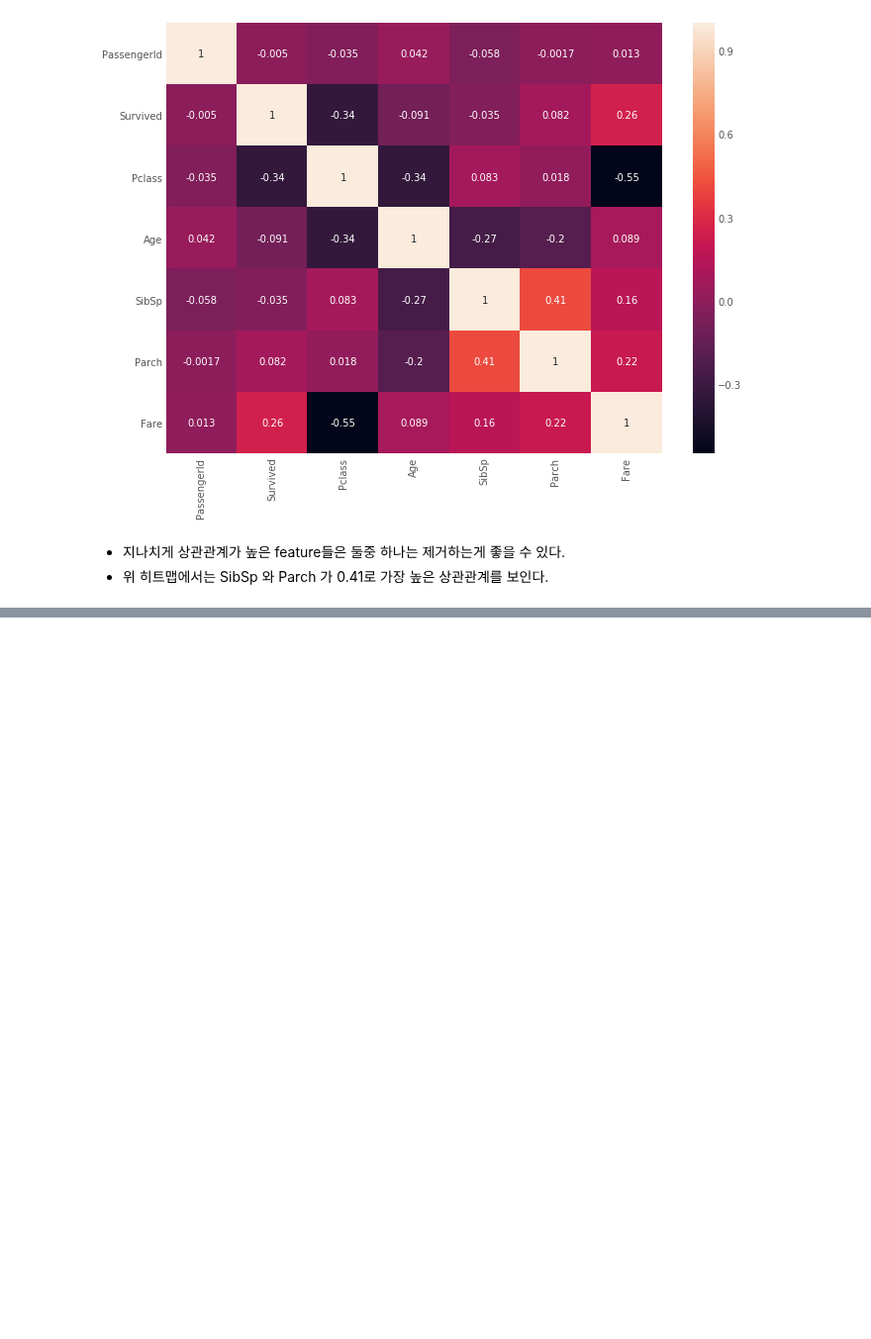
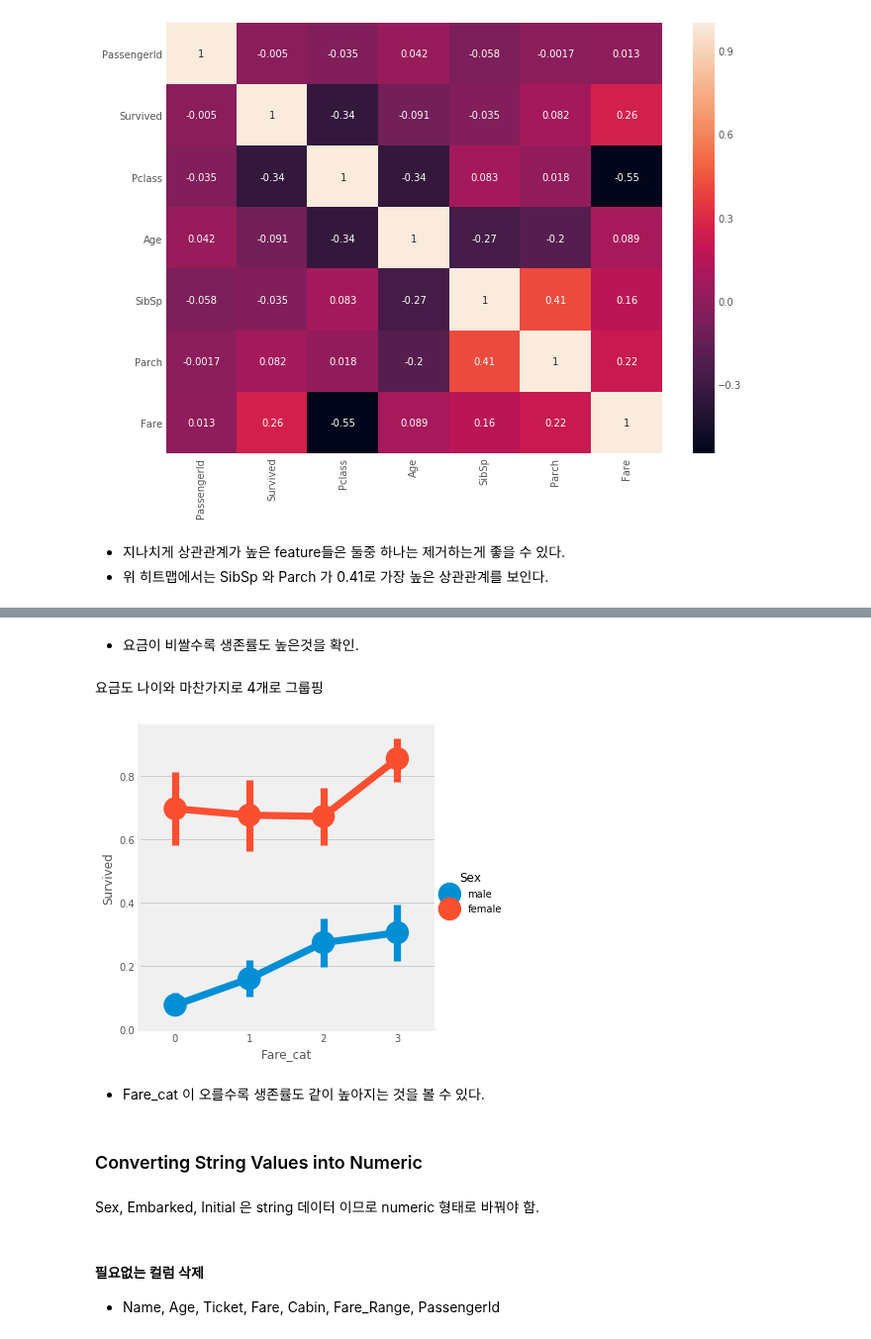
Before and after one commit to suhyun-cho/Dive-to-Kaggle, a Jupyter notebook: Titanic tutorial_02.ipynb, the cells around one changed output, grey strips where cells are left out. Shown at 99% size. Drawn from its saved outputs; the diff is of its cells as text; code cells hidden in the pictures; blank space fills up the shorter version.

```diff
--- a/Titanic tutorial_02.ipynb
+++ b/Titanic tutorial_02.ipynb
@@ -403,0 +479,21 @@ plt.show()
+# %% [markdown]
+* 요금이 비쌀수록 생존률도 높은것을 확인.
+# %% [markdown]
+요금도 나이와 마찬가지로 4개로 그룹핑
+# %%
+data['Fare_cat']=0
+data.loc[data['Fare']<=7.91,'Fare_cat']=0
+data.loc[(data['Fare']>7.91) & (data['Fare']<=14.454), 'Fare_cat']=1
+data.loc[(data['Fare']>14.454) & (data['Fare']<=31), 'Fare_cat']=2
+data.loc[(data['Fare']>31) & (data['Fare']<=513), 'Fare_cat']=3
+# %%
+sns.factorplot('Fare_cat', 'Survived', data=data, hue='Sex')
+plt.show()
+# %% [output]
+[figure, added]
+# %% [markdown]
+* Fare_cat 이 오를수록 생존률도 같이 높아지는 것을 볼 수 있다.
+# %% [markdown]
+### Converting String Values into Numeric
+# %% [markdown]
+Sex, Embarked, Initial 은 string 데이터 이므로 numeric 형태로 바꿔야 함.
@@ -403,0 +504,3 @@ plt.show()
+# %% [markdown]
+#### 필요없는 컬럼 삭제
+* Name, Age, Ticket, Fare, Cabin, Fare_Range, PassengerId
```
Also changed, not shown: parts of 22 cells of this notebook.
